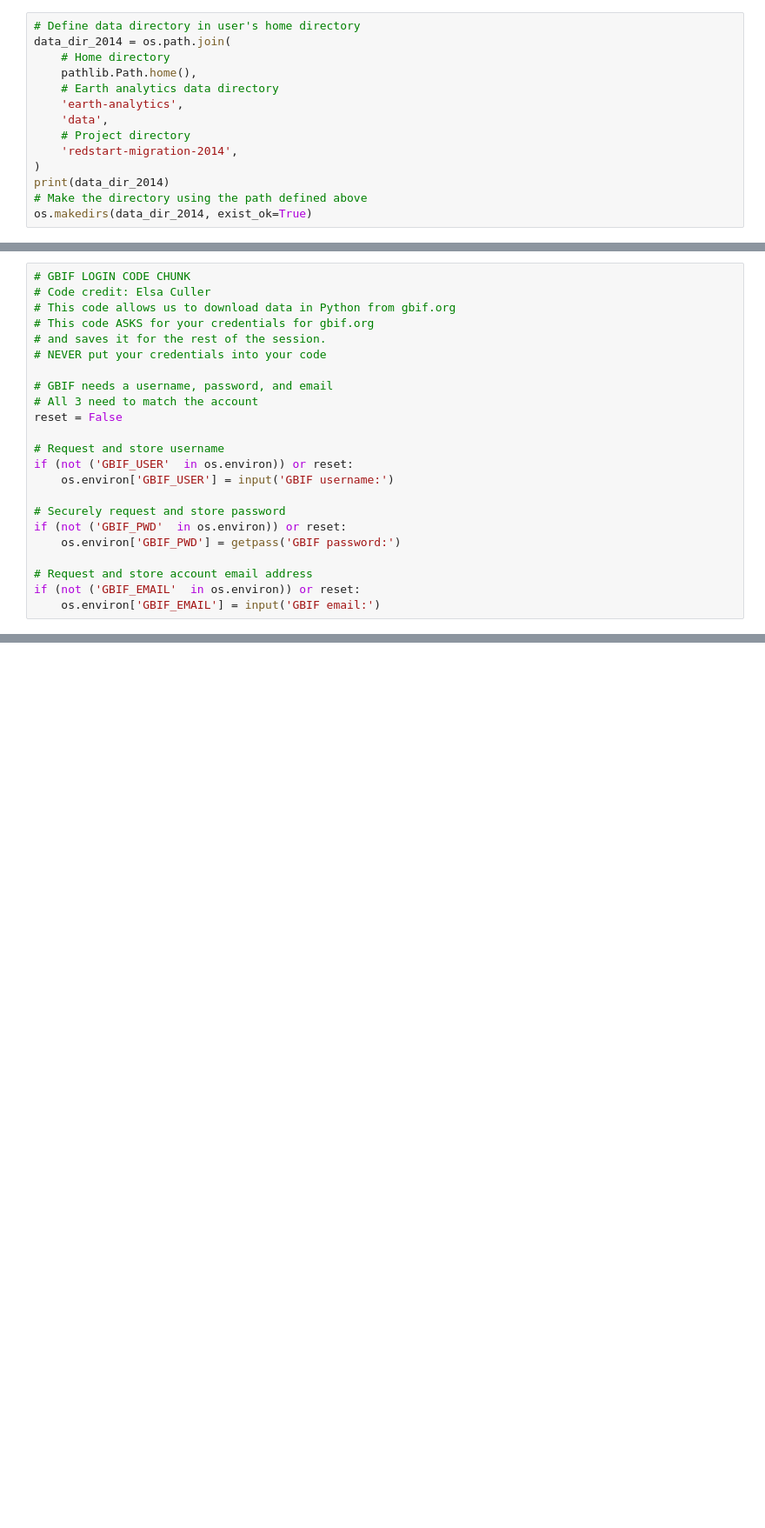
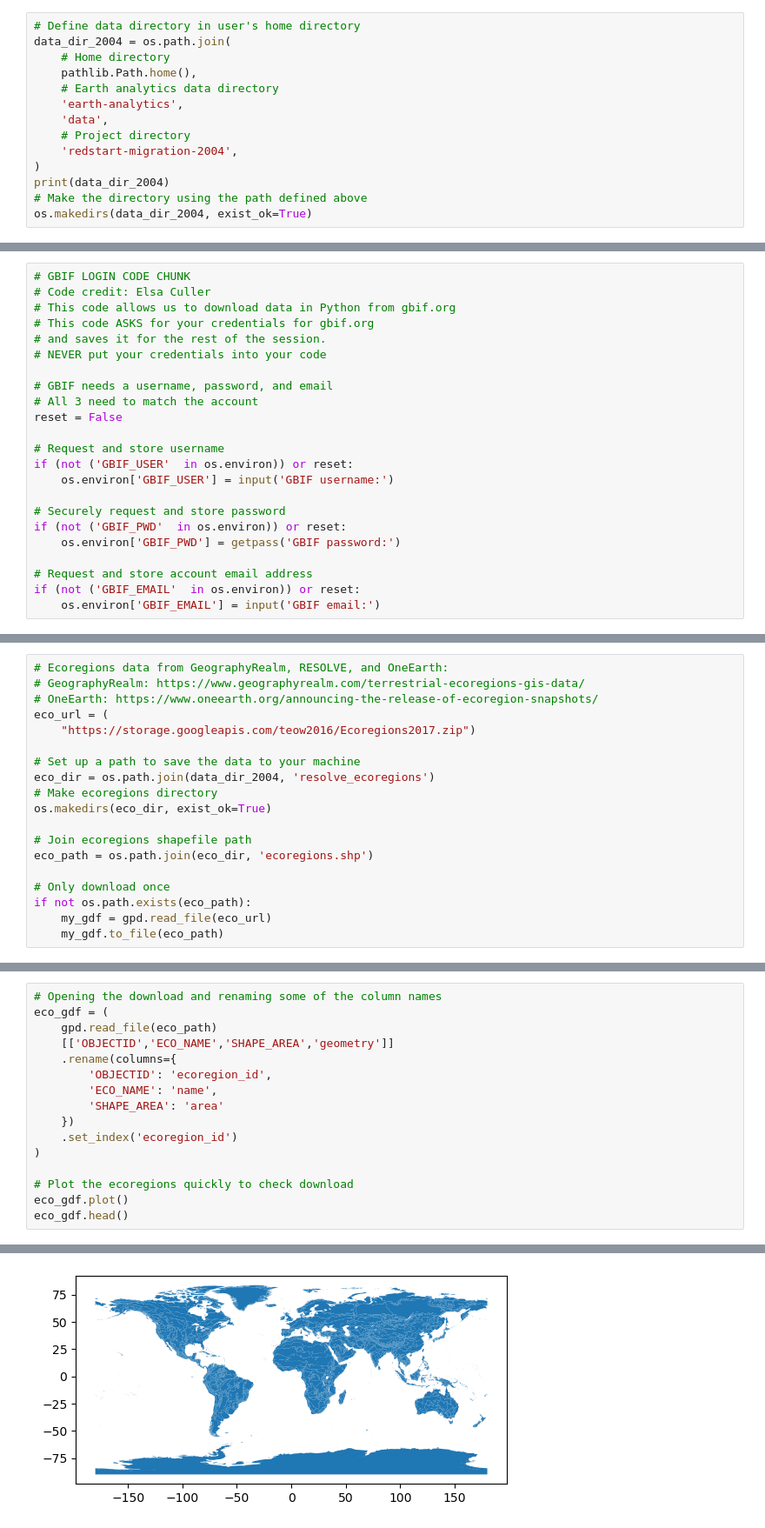
Before and after one commit to maxwarnock/maxwarnock-final-project-1, a Jupyter notebook: notebooks/download-2004.ipynb, the cells around one changed output, grey strips where cells are left out. Shown at 87% size. Drawn from its saved outputs; the diff is of its cells as text; blank space fills up the shorter version.

```diff
--- a/notebooks/download-2004.ipynb
+++ b/notebooks/download-2004.ipynb
@@ -69,16 +32,16 @@ import calendar # Change month numbers to month names
 [interactive output not drawn]
 # %%
 # Define data directory in user's home directory
-data_dir_2014 = os.path.join(
+data_dir_2004 = os.path.join(
     # Home directory
     pathlib.Path.home(),
     # Earth analytics data directory
     'earth-analytics',
     'data',
     # Project directory
-    'redstart-migration-2014',
+    'redstart-migration-2004',
 )
-print(data_dir_2014)
+print(data_dir_2004)
 # Make the directory using the path defined above
-os.makedirs(data_dir_2014, exist_ok=True)
+os.makedirs(data_dir_2004, exist_ok=True)
 # %% [output]
@@ -178,0 +197,19 @@ Unzipping GBIF data
+# %%
+# Ecoregions data from GeographyRealm, RESOLVE, and OneEarth:
+# GeographyRealm: https://www.geographyrealm.com/terrestrial-ecoregions-gis-data/
+# OneEarth: https://www.oneearth.org/announcing-the-release-of-ecoregion-snapshots/
+eco_url = (
+    "https://storage.googleapis.com/teow2016/Ecoregions2017.zip")
+
+# Set up a path to save the data to your machine
+eco_dir = os.path.join(data_dir_2004, 'resolve_ecoregions')
+# Make ecoregions directory
+os.makedirs(eco_dir, exist_ok=True)
+
+# Join ecoregions shapefile path
+eco_path = os.path.join(eco_dir, 'ecoregions.shp')
+
+# Only download once
+if not os.path.exists(eco_path):
+    my_gdf = gpd.read_file(eco_url)
+    my_gdf.to_file(eco_path)
@@ -178,0 +220,17 @@ Unzipping GBIF data
+# %%
+# Opening the download and renaming some of the column names
+eco_gdf = (
+    gpd.read_file(eco_path)
+    [['OBJECTID','ECO_NAME','SHAPE_AREA','geometry']]
+    .rename(columns={
+        'OBJECTID': 'ecoregion_id',
+        'ECO_NAME': 'name',
+        'SHAPE_AREA': 'area'
+    })
+    .set_index('ecoregion_id')
+)
+
+# Plot the ecoregions quickly to check download
+eco_gdf.plot()
+eco_gdf.head()
+# %% [output]
@@ -178,0 +244 @@ Unzipping GBIF data
+[figure, added]
```
Also changed, not shown: parts of 38 cells of this notebook, 10 other files.
